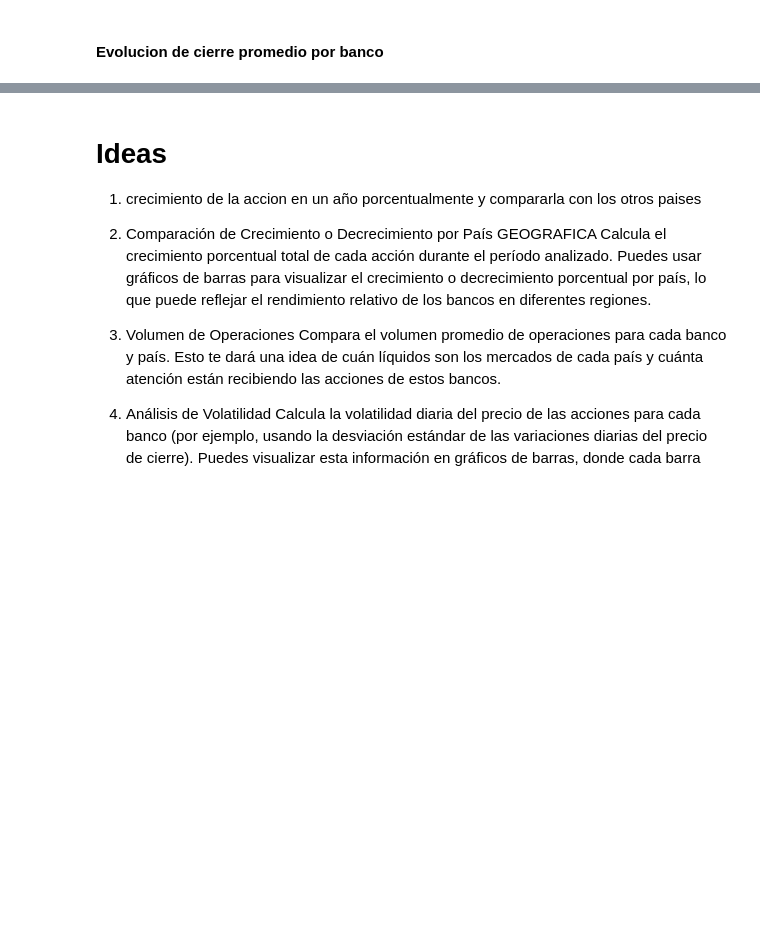
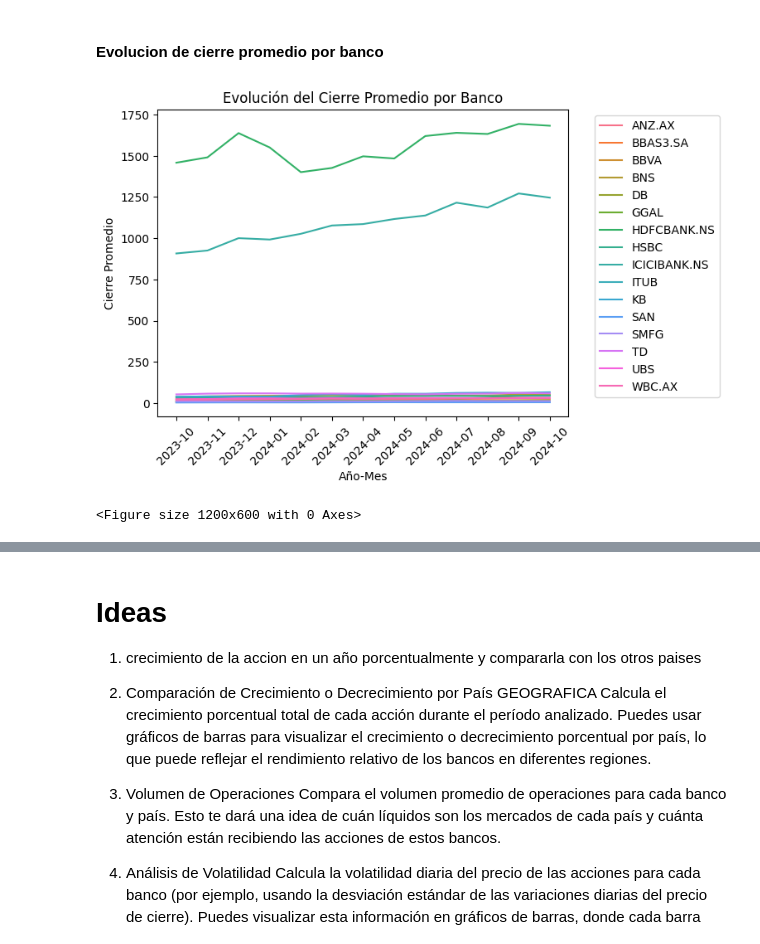
Before and after one commit to Roberto-Orazi/tp1-fcd, a Jupyter notebook: analisis.ipynb, the cells around one changed output, grey strips where cells are left out. Cells and saved outputs as stored; diff of their text form; code cells hidden in the pictures; blank space fills up the shorter version.

```diff
--- a/analisis.ipynb
+++ b/analisis.ipynb
@@ -134,6 +170,3 @@ for ticker in df['Ticker'].unique():
 df = df.round(2)
 # %% [markdown]
 #### Formatemamos el market cap y el volumen asi tenemos una vista mas clara de los numeros
-# %%
-df['Market Cap'] = df['Market Cap'].apply(lambda x: "{:,}".format(x))
-df['Volume'] = df['Volume'].apply(lambda x: "{:,}".format(x))
@@ -142,12 +173,2 @@ df['Volume'] = df['Volume'].apply(lambda x: "{:,}".format(x))
-# %%
-
-df['Date'] = pd.to_datetime(df['Date'], errors='coerce', utc=True)
-df['Date'] = df['Date'].dt.tz_localize(None)
-
-# Eliminar filas con fechas nulas (por ejemplo, debido a errores de conversión)
-df.dropna(subset=['Date'], inplace=True)
-
-# Agregar columna de año y mes para facilitar el agrupamiento
-df['YearMonth'] = df['Date'].dt.to_period('M')
 # %% [markdown]
 ### Estudio mensual del volumen
@@ -294,26 +334,41 @@ Al describir la gráfica, es importante destacar cómo la visualización te ayud
 # %% [markdown]
 #### Evolucion de cierre promedio por banco
 # %%
+df_crecimiento = df.copy()
+
+df_crecimiento['Date'] = pd.to_datetime(df_crecimiento['Date'], errors='coerce', utc=True)
+df_crecimiento['Date'] = df_crecimiento['Date'].dt.tz_localize(None)
+
+# Eliminar filas con fechas nulas (por ejemplo, debido a errores de conversión)
+df_crecimiento.dropna(subset=['Date'], inplace=True)
+
+# Agregar columna de año y mes para facilitar el agrupamiento
+df_crecimiento['YearMonth'] = df_crecimiento['Date'].dt.to_period('M')
+
 #Agrupamos por mes y precio de cierre promedio, agregamos los tickers
-mean_close = df.groupby(['YearMonth','Ticker']).agg({'Close': 'mean'}).reset_index()
+mean_close = df_crecimiento.groupby(['YearMonth','Ticker']).agg({'Close': 'mean'}).reset_index()
 
+#Cambiamos el tipo de dato de la columna YearMonth
 mean_close['YearMonth'] = mean_close['YearMonth'].dt.strftime('%Y-%m')
 
 # Creamos el gráfico de líneas con ajustes
 sns.lineplot(x='YearMonth', y='Close', hue='Ticker', data=mean_close)
 
 # Ajustamos la posición de la leyenda
 plt.legend(bbox_to_anchor=(1.05, 1), loc='upper left')
 
 # Rotamos las etiquetas del eje x
 plt.xticks(rotation=45)
 
 # Personalimos los títulos y etiquetas
 plt.title('Evolución del Cierre Promedio por Banco')
 plt.xlabel('Año-Mes')
 plt.ylabel('Cierre Promedio')
 
 # Ajustamos el tamaño de la figura (opcional)
 plt.figure(figsize=(12, 6))
 
-plt.show();
+plt.show()
+# %% [output]
+[figure, added]
+<Figure size 1200x600 with 0 Axes>
```
Also changed, not shown: parts of 11 cells of this notebook.
